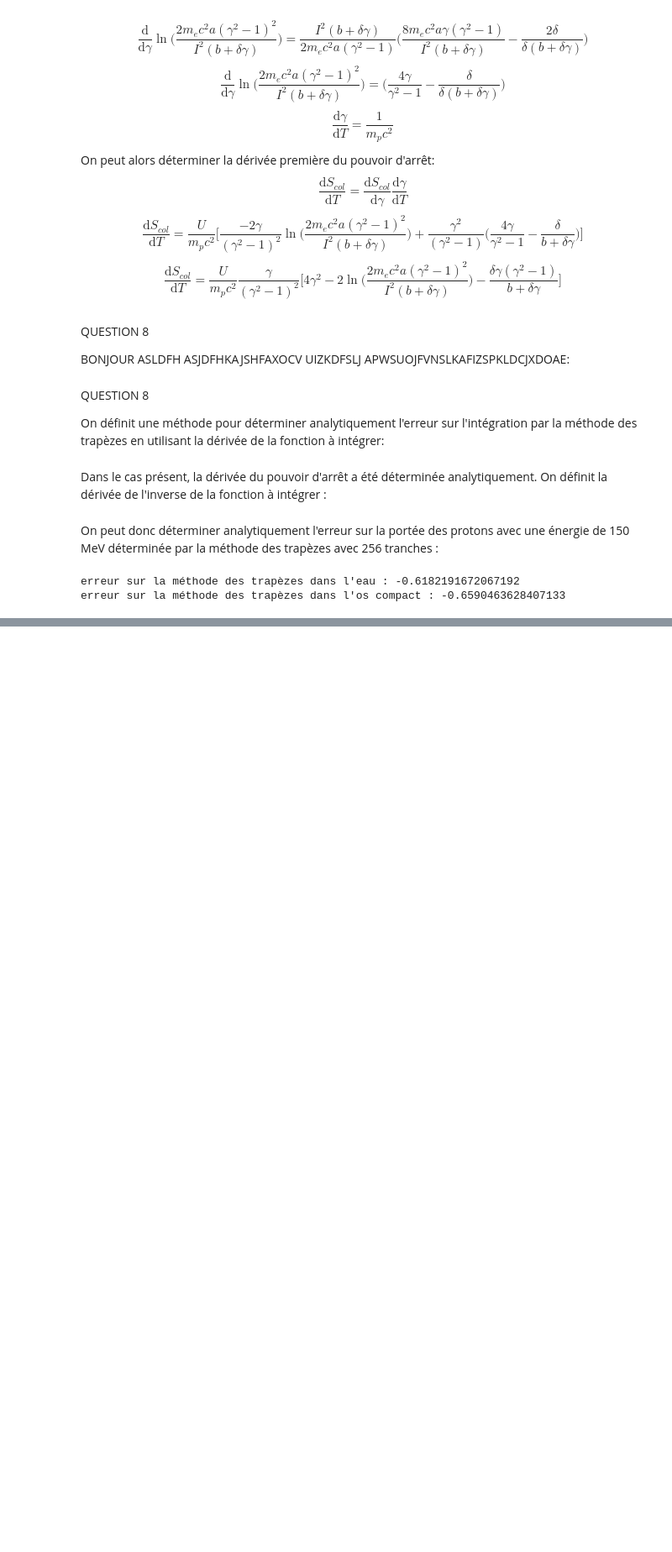
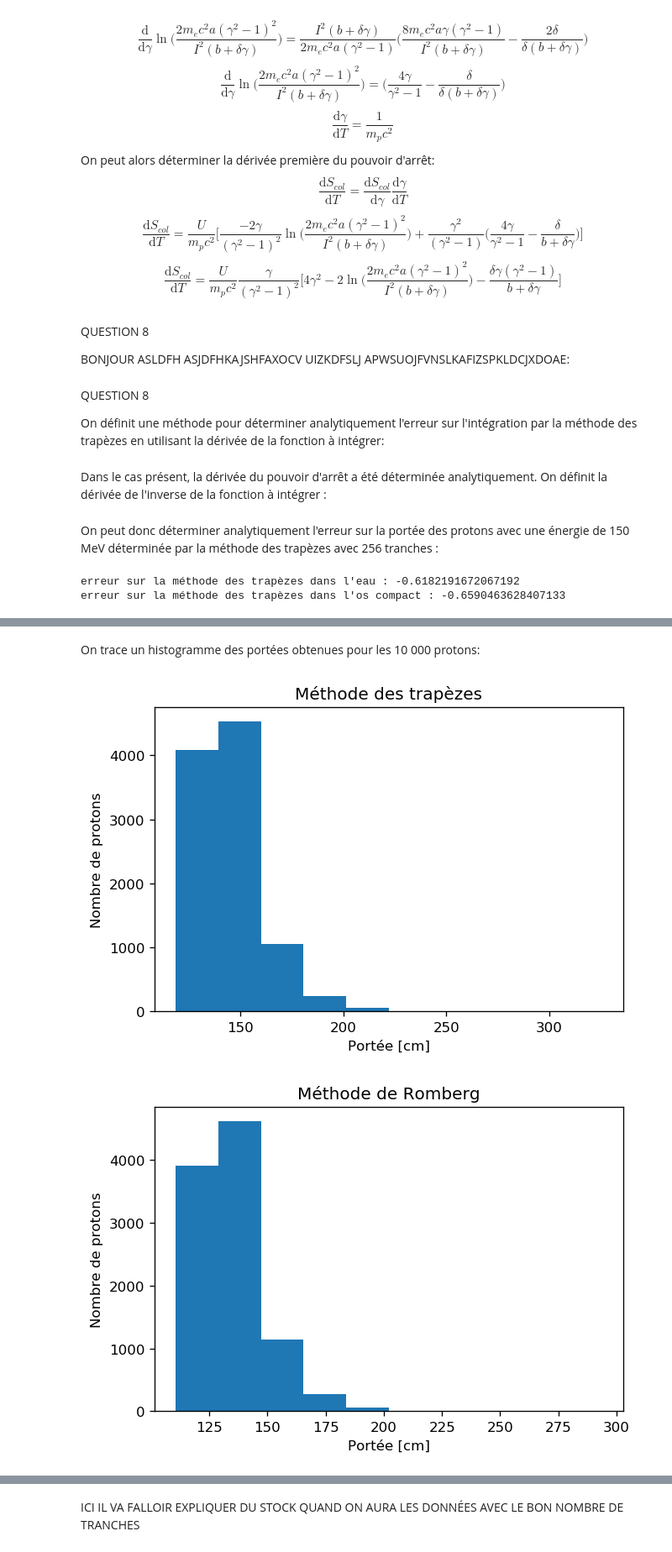
Before and after one commit to Jordan-Charest/PhysNum, a Jupyter notebook: TP1.ipynb, the cells around one changed output, grey strips where cells are left out. Shown: that part at 84% size. Cells and saved outputs as stored; diff of their text form; code cells hidden in the pictures; blank space fills up the shorter version.

```diff
--- a/TP1.ipynb
+++ b/TP1.ipynb
@@ -295,0 +364,26 @@ erreur sur la méthode des trapèzes dans l'os compact : -0.6590463628407133
+# %% [markdown]
+On trace un histogramme des portées obtenues pour les 10 000 protons:
+# %%
+plt.figure(dpi=120)
+plt.hist(portees_trapeze)
+plt.title("Méthode des trapèzes")
+plt.xlabel('Portée [cm]')
+plt.ylabel('Nombre de protons')
+plt.show()
+
+plt.figure(dpi=120)
+plt.hist(portees_romberg)
+plt.title("Méthode de Romberg")
+plt.xlabel('Portée [cm]')
+plt.ylabel('Nombre de protons')
+plt.show()
+
+plt.figure(dpi=120)
+plt.hist(portees_scipy)
+plt.title("Fonction native de scipy")
+plt.xlabel('Portée [cm]')
+plt.ylabel('Nombre de protons')
+plt.show()
+# %% [output]
+[figure, added]
+[figure, added]
@@ -295,0 +391,2 @@ erreur sur la méthode des trapèzes dans l'os compact : -0.6590463628407133
+# %% [markdown]
+ICI IL VA FALLOIR EXPLIQUER DU STOCK QUAND ON AURA LES DONNÉES AVEC LE BON NOMBRE DE TRANCHES
```
Also changed, not shown: parts of 9 cells of this notebook, 1 other file.
